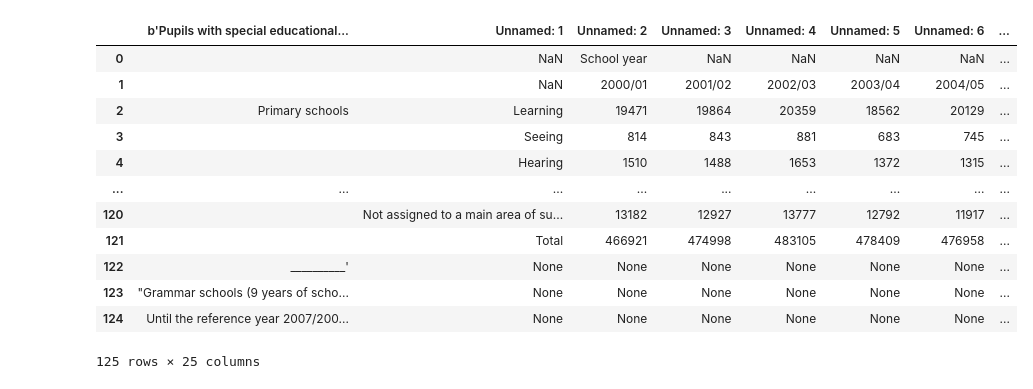
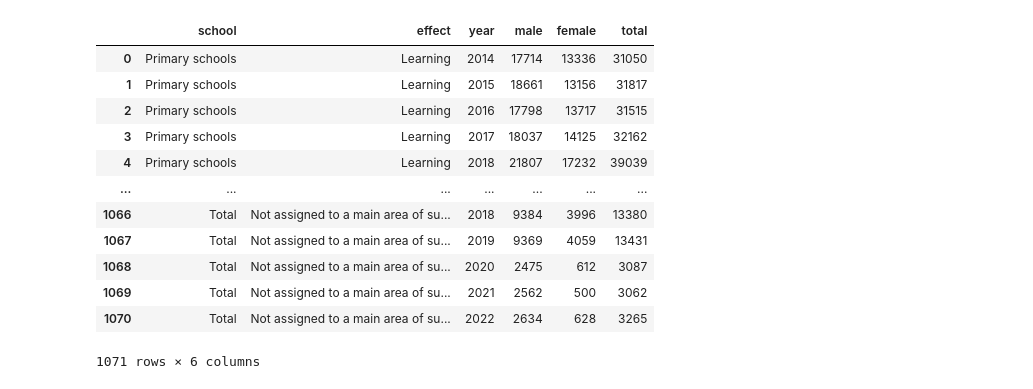
Before and after one commit to KarylReyne/DataLiteracyWS23, a Jupyter notebook: exp/JS-003-Students_With_Special_Edu_Support.ipynb, the cells around one changed output. Drawn from its saved outputs; the diff is of its cells as text; code cells hidden in the pictures.

```diff
--- a/exp/JS-003-Students_With_Special_Edu_Support.ipynb
+++ b/exp/JS-003-Students_With_Special_Edu_Support.ipynb
@@ -1,25 +1,48 @@
 # %%
 import pandas as pd
 import os
 import school_analysis as sa
 
-path=os.path.join(sa.PROJECT_PATH, "data", "genesis","students_with_sepecial_educational_support.csv")
+path=os.path.join(sa.PROJECT_PATH, "data_", "genesis","students_with_sepecial_educational_support.csv")
 df = pd.read_csv(os.path.join(sa.PROJECT_PATH ,path), sep=";", skiprows=5, skipfooter=4, engine="python")
 df.replace("b'", "", inplace=True, regex=True)
 
 
+df.replace("b'", "", inplace=True, regex=True)
+years = [int(item.split("/")[0]) for item in df.iloc[1].dropna().tolist() if item!='' and item!='\'']
+df = df.fillna(method='ffill')
+
+df.rename(columns={df.columns[0]: 'school'}, inplace=True)
+df.rename(columns={df.columns[1]: 'effects'}, inplace=True)
 df
+data = []
+for index, row in df.iloc[4:,].iterrows():
+    for idx, year in enumerate(years):
+        record = {
+            'school': row[0],
+            'effect': row[1],
+            'year': year,
+            'male': row[2+idx*6],
+            'female': row[4+idx*6],
+            'total': row[6+idx*6],
+        }
+        data.append(record)
+melted_df = pd.DataFrame(data)
+melted_df
+
+
+#df
 # %% [output]
-|  | b'Pupils with special educational... | Unnamed: 1 | Unnamed: 2 | Unnamed: 3 | Unnamed: 4 | Unnamed: 5 | Unnamed: 6 | ... |
-| 0 |  | NaN | School year | NaN | NaN | NaN | NaN | ... |
-| 1 |  | NaN | 2000/01 | 2001/02 | 2002/03 | 2003/04 | 2004/05 | ... |
-| 2 | Primary schools | Learning | 19471 | 19864 | 20359 | 18562 | 20129 | ... |
-| 3 |  | Seeing | 814 | 843 | 881 | 683 | 745 | ... |
-| 4 |  | Hearing | 1510 | 1488 | 1653 | 1372 | 1315 | ... |
-| ... | ... | ... | ... | ... | ... | ... | ... | ... |
-| 120 |  | Not assigned to a main area of su... | 13182 | 12927 | 13777 | 12792 | 11917 | ... |
-| 121 |  | Total | 466921 | 474998 | 483105 | 478409 | 476958 | ... |
-| 122 | __________' | None | None | None | None | None | None | ... |
-| 123 | "Grammar schools (9 years of scho... | None | None | None | None | None | None | ... |
-| 124 | Until the reference year 2007/200... | None | None | None | None | None | None | ... |
+|  | school | effect | year | male | female | total |
+| 0 | Primary schools | Learning | 2014 | 17714 | 13336 | 31050 |
+| 1 | Primary schools | Learning | 2015 | 18661 | 13156 | 31817 |
+| 2 | Primary schools | Learning | 2016 | 17798 | 13717 | 31515 |
+| 3 | Primary schools | Learning | 2017 | 18037 | 14125 | 32162 |
+| 4 | Primary schools | Learning | 2018 | 21807 | 17232 | 39039 |
+| ... | ... | ... | ... | ... | ... | ... |
+| 1066 | Total | Not assigned to a main area of su... | 2018 | 9384 | 3996 | 13380 |
+| 1067 | Total | Not assigned to a main area of su... | 2019 | 9369 | 4059 | 13431 |
+| 1068 | Total | Not assigned to a main area of su... | 2020 | 2475 | 612 | 3087 |
+| 1069 | Total | Not assigned to a main area of su... | 2021 | 2562 | 500 | 3062 |
+| 1070 | Total | Not assigned to a main area of su... | 2022 | 2634 | 628 | 3265 |
-125 rows × 25 columns
+1071 rows × 6 columns
```
Also changed, not shown: parts of 4 cells of this notebook, 5 other files.
